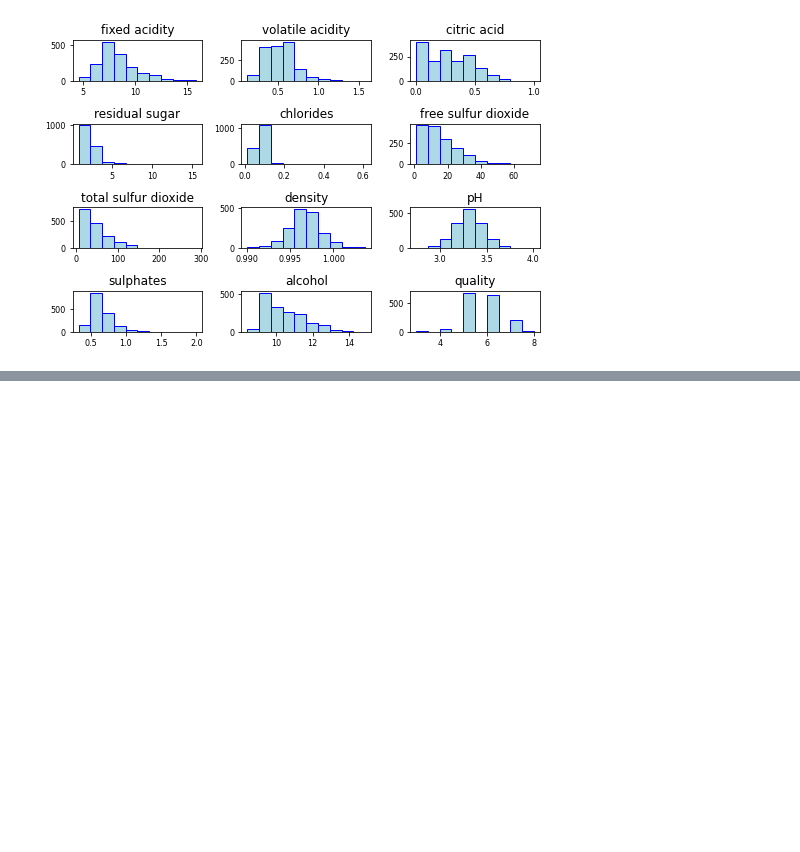
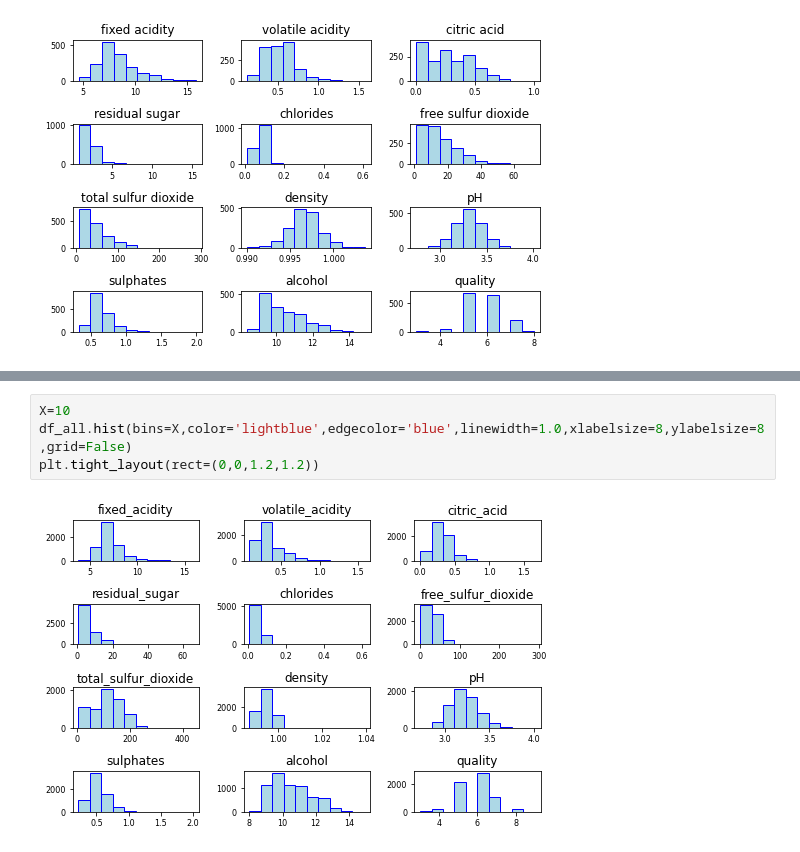
Before and after one commit to yao6899/ML100Days, a Jupyter notebook: homework/Day_022_HW.ipynb, the cells around one changed output, grey strips where cells are left out. Drawn from its saved outputs; the diff is of its cells as text; blank space fills up the shorter version.

```diff
--- a/homework/Day_022_HW.ipynb
+++ b/homework/Day_022_HW.ipynb
@@ -70,0 +168,6 @@ plt.tight_layout(rect=(0, 0, 1.2, 1.2))
+# %%
+X=10
+df_all.hist(bins=X,color='lightblue',edgecolor='blue',linewidth=1.0,xlabelsize=8,ylabelsize=8,grid=False)
+plt.tight_layout(rect=(0,0,1.2,1.2))
+# %% [output]
+[figure, added]
```
Also changed, not shown: parts of 13 cells of this notebook.
